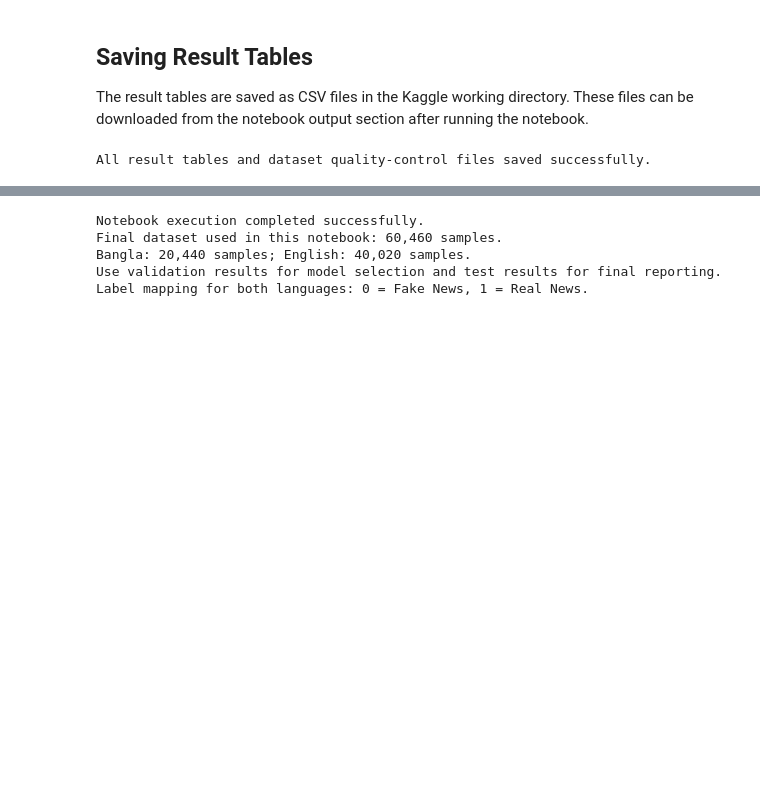
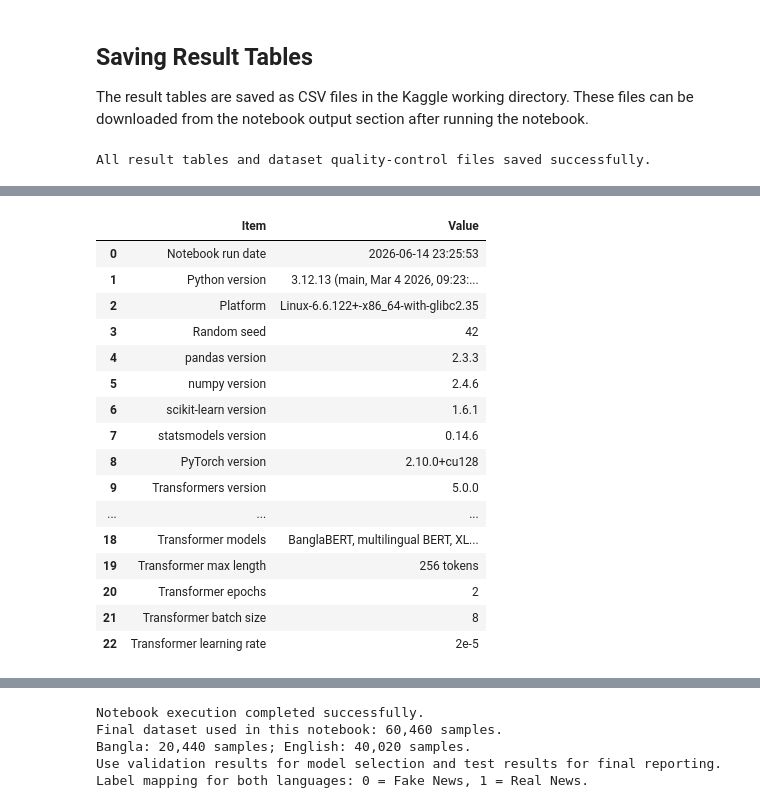
Before and after one commit to rahadul231/Fake-News-Detection-in-English-and-Bangla, a Jupyter notebook: fake-news-detection-in-english-and-bangla.ipynb, the cells around one changed output, grey strips where cells are left out. Drawn from its saved outputs; the diff is of its cells as text; code cells hidden in the pictures; blank space fills up the shorter version.

```diff
--- a/fake-news-detection-in-english-and-bangla.ipynb
+++ b/fake-news-detection-in-english-and-bangla.ipynb
@@ -2576,3 +3942,58 @@ All result tables and dataset quality-control files saved successfully.
+# %%
+# Step 67: Reproducibility Information
+
+import platform
+import datetime
+import torch
+import transformers
+
+reproducibility_info = pd.DataFrame([
+    {"Item": "Notebook run date", "Value": datetime.datetime.now().strftime("%Y-%m-%d %H:%M:%S")},
+    {"Item": "Python version", "Value": sys.version.replace("\n", " ")},
+    {"Item": "Platform", "Value": platform.platform()},
+    {"Item": "Random seed", "Value": RANDOM_STATE},
+    {"Item": "pandas version", "Value": pd.__version__},
+    {"Item": "numpy version", "Value": np.__version__},
+    {"Item": "scikit-learn version", "Value": sklearn.__version__},
+    {"Item": "statsmodels version", "Value": statsmodels.__version__},
+    {"Item": "PyTorch version", "Value": torch.__version__},
+    {"Item": "Transformers version", "Value": transformers.__version__},
+    {"Item": "CUDA available", "Value": torch.cuda.is_available()},
+    {"Item": "GPU device", "Value": torch.cuda.get_device_name(0) if torch.cuda.is_available() else "CPU only"},
+    {"Item": "Label mapping", "Value": "0 = Fake News, 1 = Real News"},
+    {"Item": "Bangla final dataset size", "Value": "20,440"},
+    {"Item": "English final dataset size", "Value": "40,020"},
+    {"Item": "Total final dataset size", "Value": "60,460"},
+    {"Item": "Classical feature extraction", "Value": "TF-IDF"},
+    {"Item": "Classical ML models", "Value": "Logistic Regression, Multinomial Naive Bayes, Linear SVM, Random Forest"},
+    {"Item": "Transformer models", "Value": "BanglaBERT, multilingual BERT, XLM-RoBERTa"},
+    {"Item": "Transformer max length", "Value": "256 tokens"},
+    {"Item": "Transformer epochs", "Value": "2"},
+    {"Item": "Transformer batch size", "Value": "8"},
+    {"Item": "Transformer learning rate", "Value": "2e-5"}
+])
+
+display(reproducibility_info)
+
+reproducibility_info.to_csv("reproducibility_info.csv", index=False)
+# %% [output]
+|  | Item | Value |
+| 0 | Notebook run date | 2026-06-14 23:25:53 |
+| 1 | Python version | 3.12.13 (main, Mar 4 2026, 09:23:... |
+| 2 | Platform | Linux-6.6.122+-x86_64-with-glibc2.35 |
+| 3 | Random seed | 42 |
+| 4 | pandas version | 2.3.3 |
+| 5 | numpy version | 2.4.6 |
+| 6 | scikit-learn version | 1.6.1 |
+| 7 | statsmodels version | 0.14.6 |
+| 8 | PyTorch version | 2.10.0+cu128 |
+| 9 | Transformers version | 5.0.0 |
+| ... | ... | ... |
+| 18 | Transformer models | BanglaBERT, multilingual BERT, XL... |
+| 19 | Transformer max length | 256 tokens |
+| 20 | Transformer epochs | 2 |
+| 21 | Transformer batch size | 8 |
+| 22 | Transformer learning rate | 2e-5 |
 # %% [markdown]
 ## Methodology Summary for Thesis Writing
 
```
Also changed, not shown: parts of 96 cells of this notebook.
